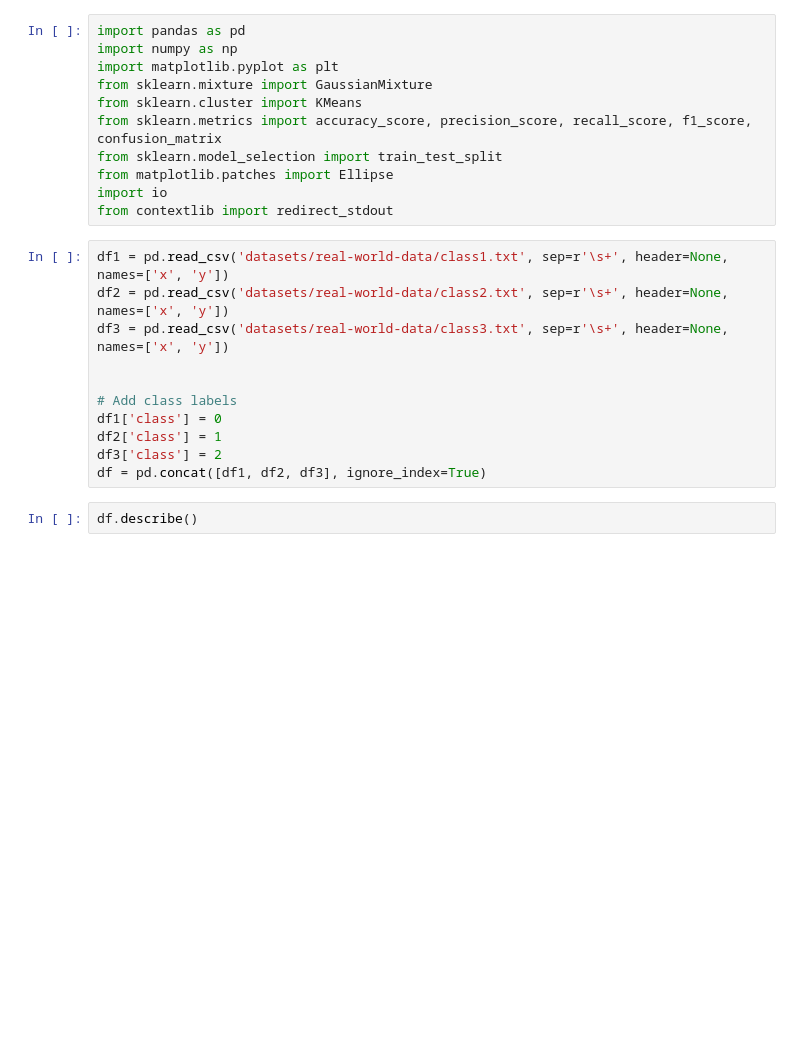
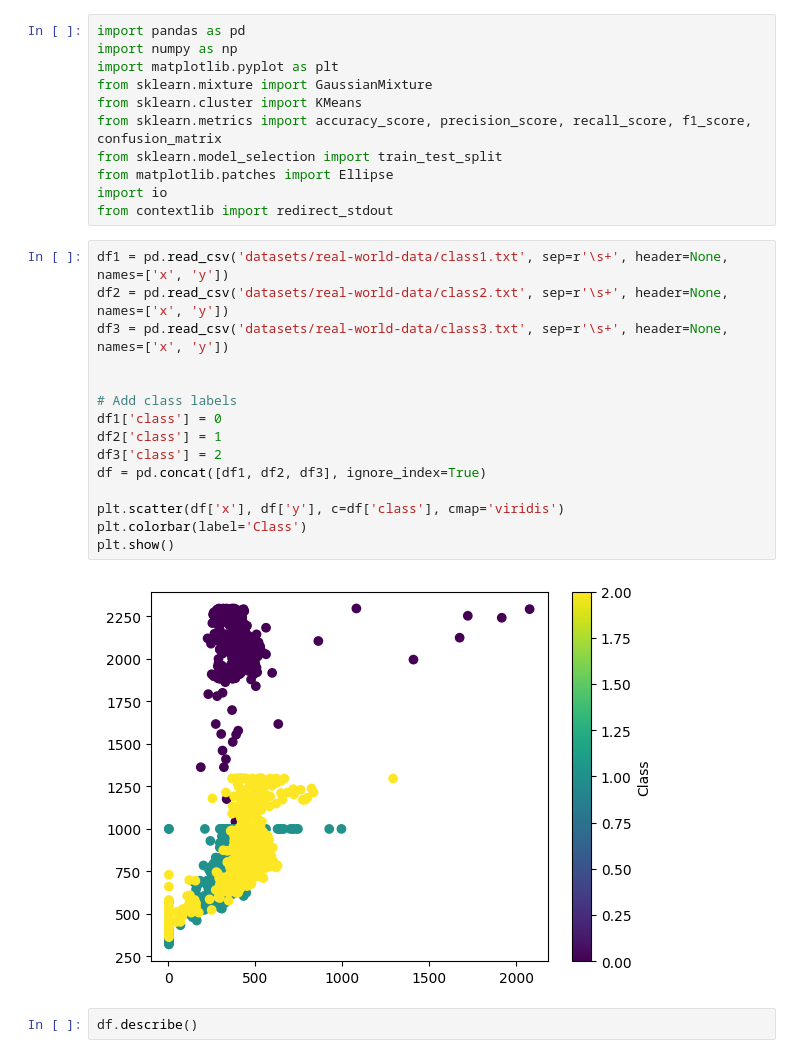
Before and after one commit to abhey-gupta/statistical-learning, a Jupyter notebook: assignment-3/problem-2-3.ipynb, the cells around one changed output. Saved outputs shown, nothing was run; the diff lists cells and outputs as text; blank space fills up the shorter version.

```diff
--- a/assignment-3/problem-2-3.ipynb
+++ b/assignment-3/problem-2-3.ipynb
@@ -12,14 +12,20 @@ from contextlib import redirect_stdout
 # %%
 df1 = pd.read_csv('datasets/real-world-data/class1.txt', sep=r'\s+', header=None, names=['x', 'y'])
 df2 = pd.read_csv('datasets/real-world-data/class2.txt', sep=r'\s+', header=None, names=['x', 'y'])
 df3 = pd.read_csv('datasets/real-world-data/class3.txt', sep=r'\s+', header=None, names=['x', 'y'])
 
 
 # Add class labels
 df1['class'] = 0
 df2['class'] = 1
 df3['class'] = 2
 df = pd.concat([df1, df2, df3], ignore_index=True)
+
+plt.scatter(df['x'], df['y'], c=df['class'], cmap='viridis')
+plt.colorbar(label='Class')
+plt.show()
+# %% [output]
+[figure, added]
 # %%
 df.describe()
 # %% [output]
```
Also changed, not shown: parts of 1 cell of this notebook, 4 other files.
